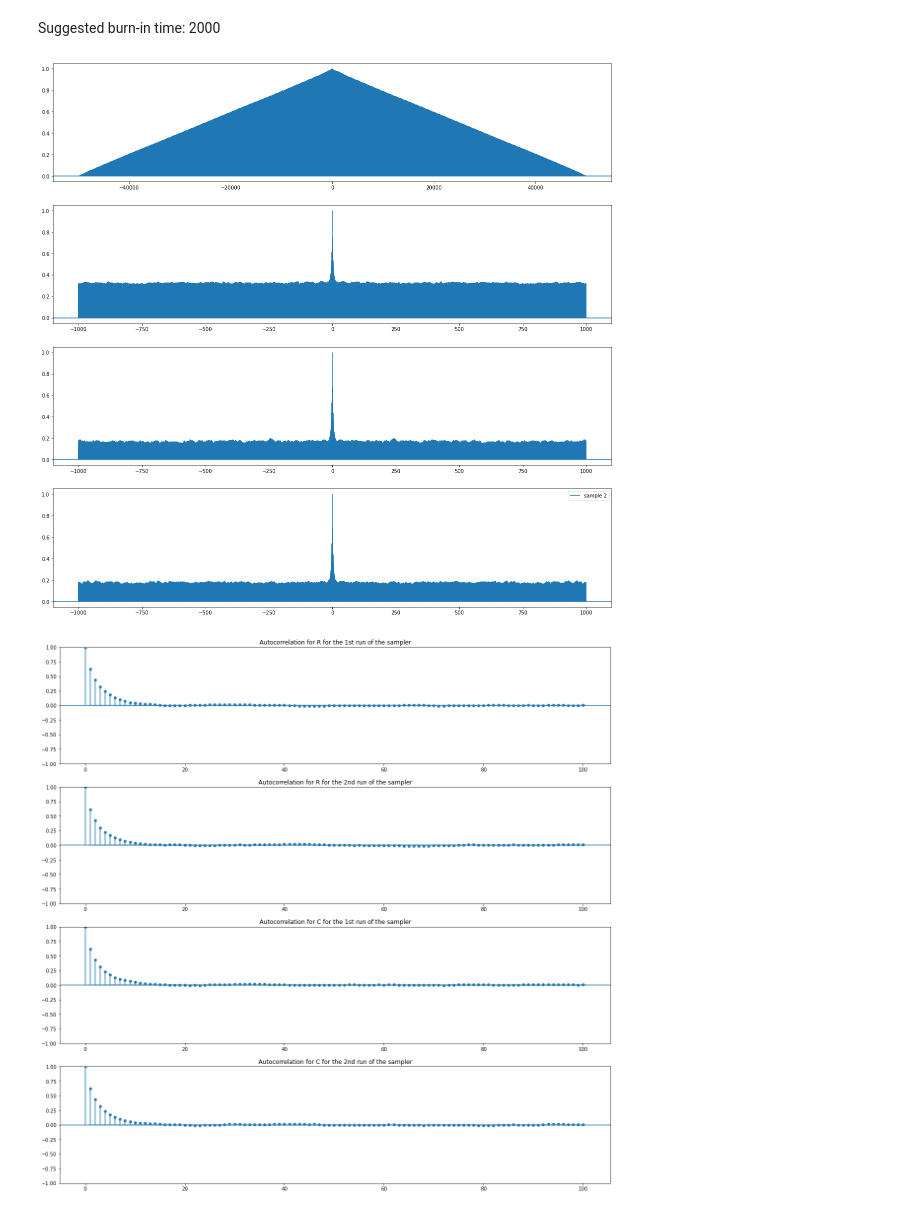
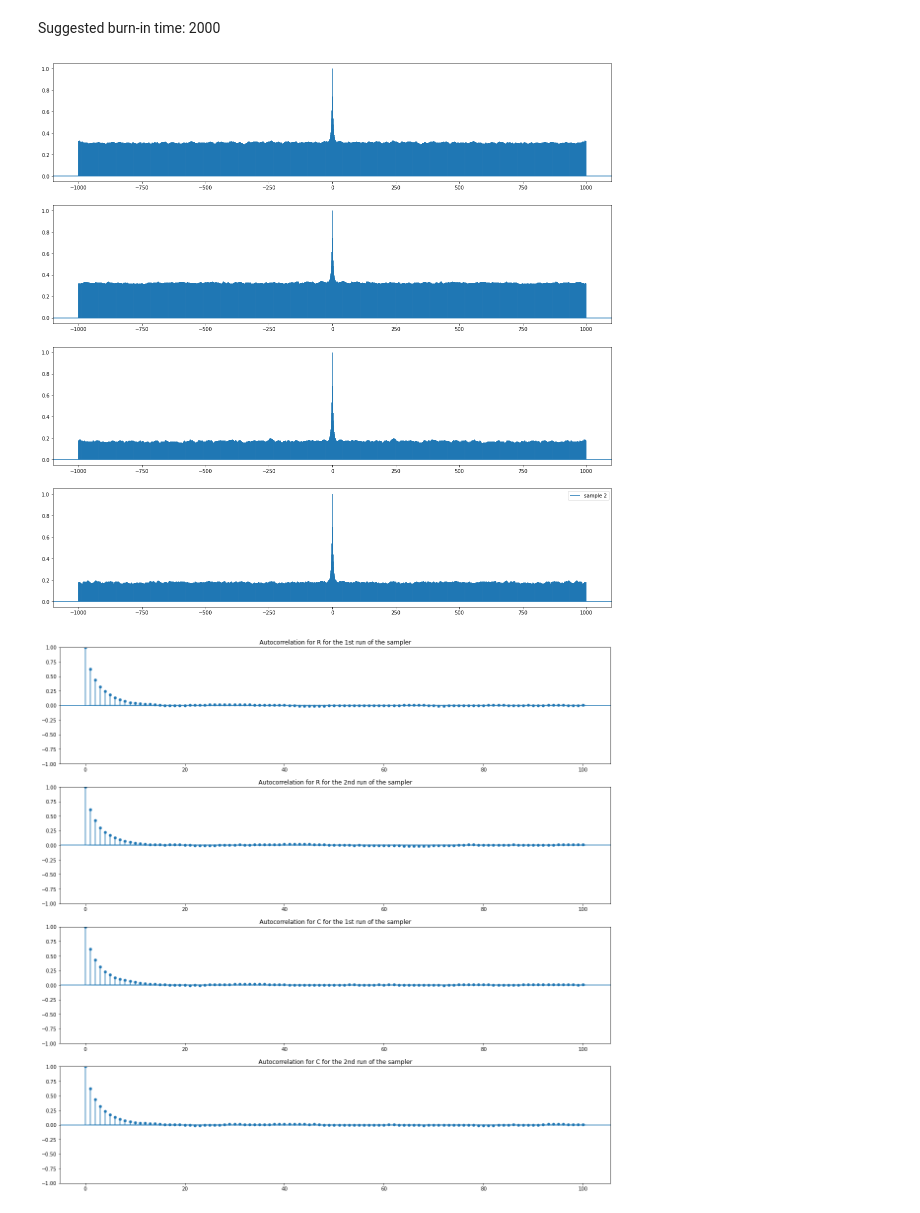
Before and after one commit to ola-cupriak/SAD2_project2, a Jupyter notebook: code.ipynb, the cells around one changed output. Drawn from its saved outputs; the diff is of its cells as text; code cells hidden in the pictures.

Commit message:
change plots

```diff
--- a/code.ipynb
+++ b/code.ipynb
@@ -273,14 +273,14 @@ samples_50000_1['coded_C'] = samples_50000_1['C'].apply(lambda x: 1.0 if x == 'T
 samples_50000_2['coded_C'] = samples_50000_2['C'].apply(lambda x: 1.0 if x == 'T' else 0.0)
 # %%
 fig, axes = plt.subplots(4, 1, figsize=(20, 20))
-axes[0].acorr(samples_50000_1['R_freq'], maxlags=49999, label='sample 1')
+axes[0].acorr(samples_50000_1['coded_R'], maxlags=1000, label='sample 1')
 axes[1].acorr(samples_50000_2['coded_R'], maxlags=1000, label='sample 2')
 axes[2].acorr(samples_50000_1['coded_C'], maxlags=1000, label='sample 1')
 axes[3].acorr(samples_50000_2['coded_C'], maxlags=1000, label='sample 2')
 plt.legend()
 plt.show()
 # %% [output]
-[figure, old version]
+[figure, new version]
 # %%
 from statsmodels.graphics.tsaplots import plot_acf
 
```
